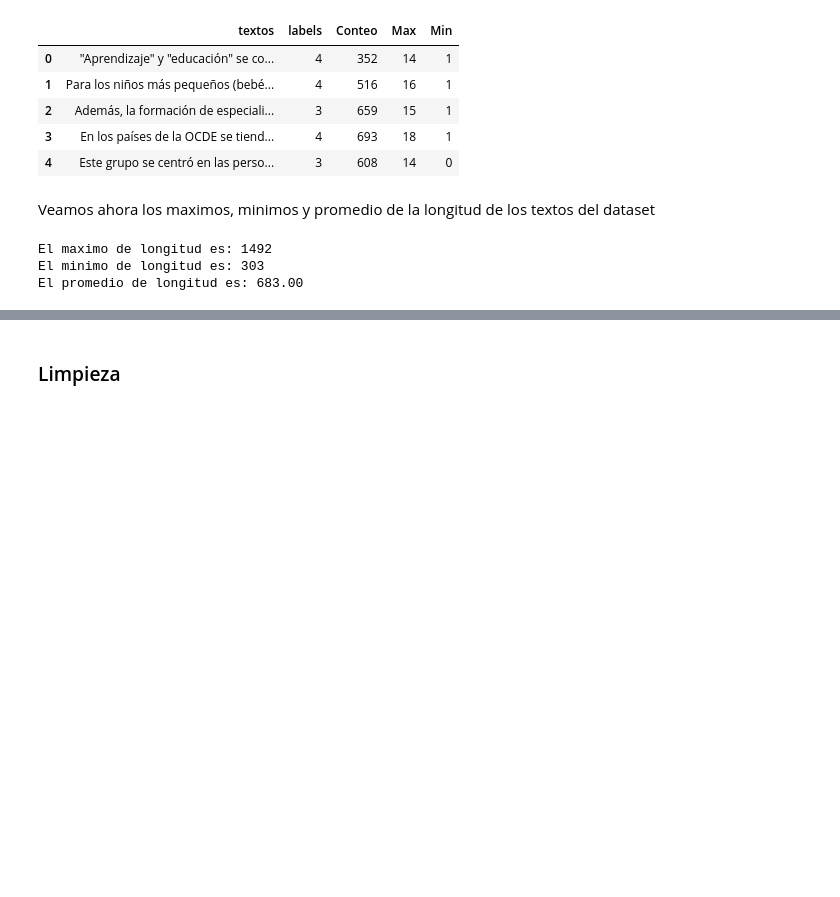
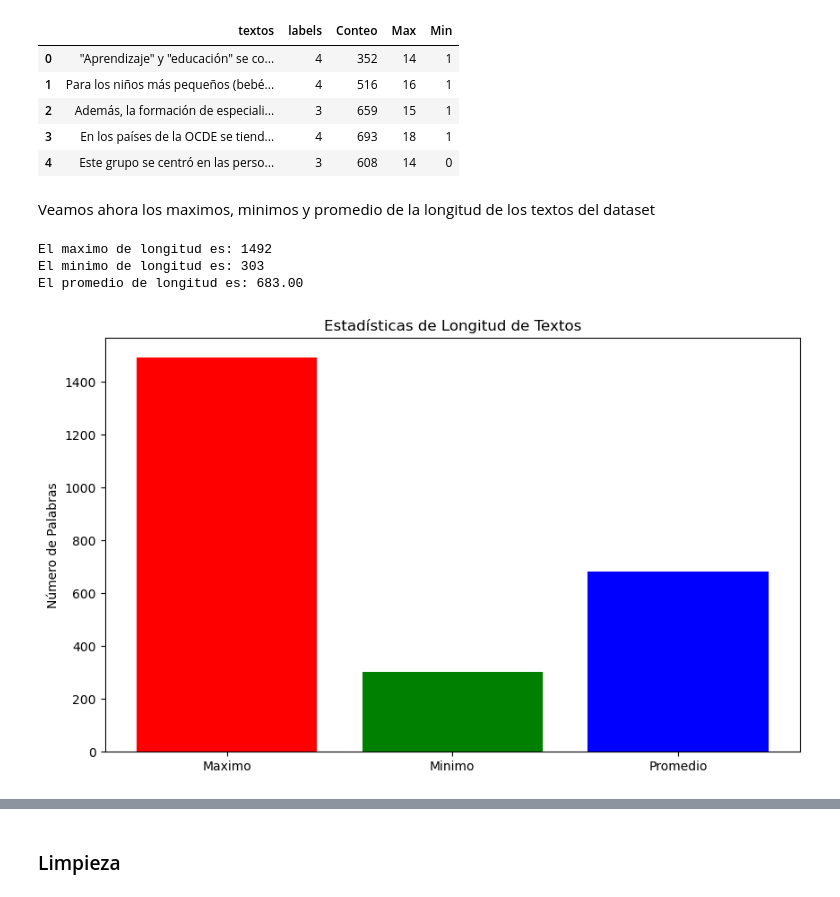
Before and after one commit to Trabajos-BI/Proyecto-1, a Jupyter notebook: Nano.ipynb, the cells around one changed output, grey strips where cells are left out. Saved outputs shown, nothing was run; the diff lists cells and outputs as text; code cells hidden in the pictures; blank space fills up the shorter version.

```diff
--- a/Nano.ipynb
+++ b/Nano.ipynb
@@ -96,8 +96,16 @@ def longitud(df: pd.DataFrame):
     print(f'El maximo de longitud es: {maximo}')
     print(f'El minimo de longitud es: {minimo}')
     print(f'El promedio de longitud es: {promedio:.2f}')
-longitud(df)
+    return maximo, minimo, promedio
-# %% [output]
-El maximo de longitud es: 1492
-El minimo de longitud es: 303
-El promedio de longitud es: 683.00
+# %%
+maximo, minimo, promedio = longitud(df)
+plt.figure(figsize=(10,6))
+plt.bar(['Maximo', 'Minimo', 'Promedio'], [maximo, minimo, promedio], color=['red', 'green', 'blue'])
+plt.title('Estadísticas de Longitud de Textos')
+plt.ylabel('Número de Palabras')
+plt.show()
+# %% [output]
+El maximo de longitud es: 1492
+El minimo de longitud es: 303
+El promedio de longitud es: 683.00
+[figure, added]
```
Also changed, not shown: parts of 10 cells of this notebook.
